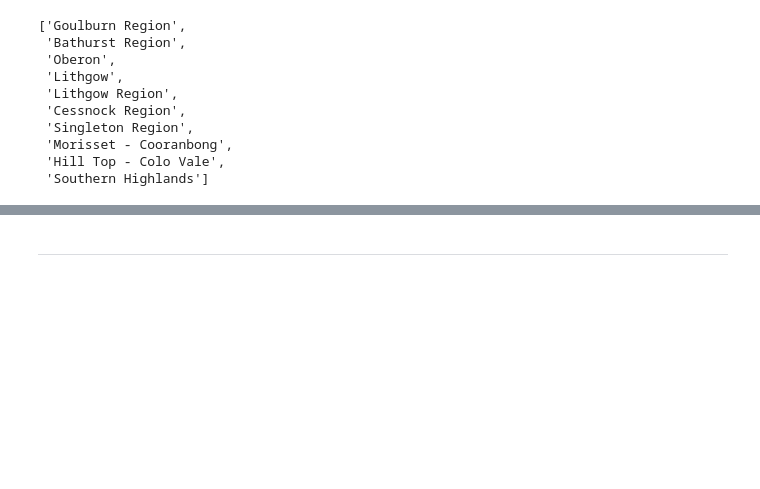
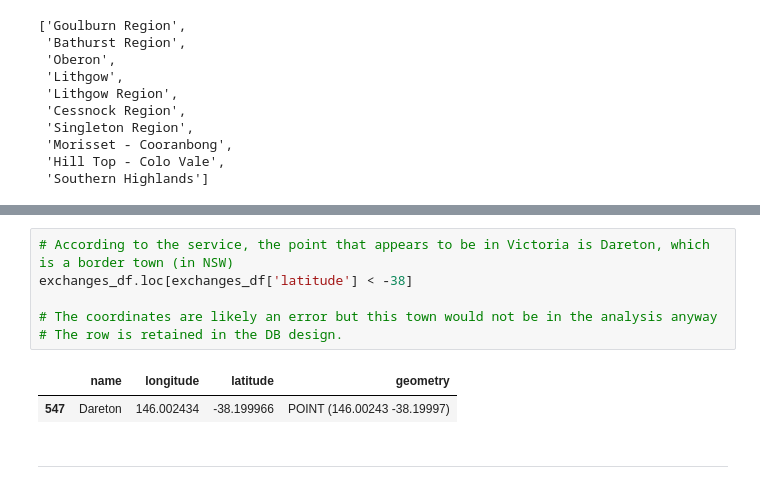
Before and after one commit to ew92/data2001_project, a Jupyter notebook: main.ipynb, the cells around one changed output, grey strips where cells are left out. Saved outputs shown, nothing was run; the diff lists cells and outputs as text; blank space fills up the shorter version.

```diff
--- a/main.ipynb
+++ b/main.ipynb
@@ -443,3 +426,12 @@ EPSG:
+# %%
+# According to the service, the point that appears to be in Victoria is Dareton, which is a border town (in NSW)
+exchanges_df.loc[exchanges_df['latitude'] < -38]
+
+# The coordinates are likely an error but this town would not be in the analysis anyway
+# The row is retained in the DB design.
+# %% [output]
+|  | name | longitude | latitude | geometry |
+| 547 | Dareton | 146.002434 | -38.199966 | POINT (146.00243 -38.19997) |
 # %% [markdown]
 ---
 # %% [markdown]
```
Also changed, not shown: parts of 70 cells of this notebook.
